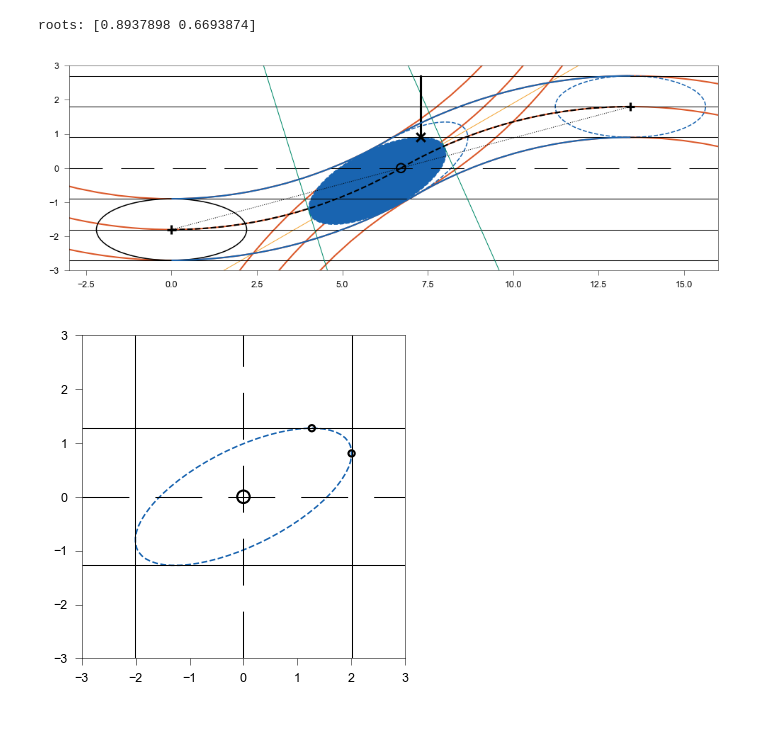
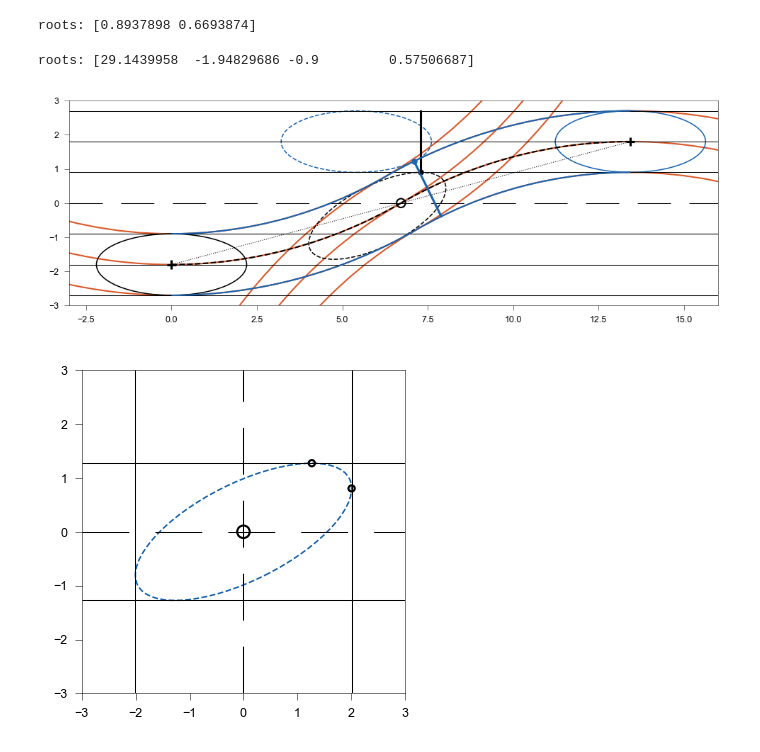
Before and after one commit to EPFL-ENAC/LUTS-pneuma-simulator, a Jupyter notebook: notebooks/discrete.ipynb, the cells around one changed output. Saved outputs shown, nothing was run; the diff lists cells and outputs as text; code cells hidden in the pictures.

```diff
--- a/notebooks/discrete.ipynb
+++ b/notebooks/discrete.ipynb
@@ -169,6 +169,28 @@ def bbox(x):
 # %%
 # lam_f = lambdify(x, expr)  # 2. lambdify
 # sol = root_scalar(lam_f, bracket=[0, np.pi / 2], method="Newton", x0=np.pi / 6)  # 3. numerically solve using SciPy
+# %%
+a4 = v**2 - h**2
+a3 = 2 * R * (h**2 - v**2)
+a2 = h**2 * (2 * R * v + v**2) - v**2 * (v**2 - R**2)
+a1 = 2 * R * v**4
+a0 = -(R**2) * v**4
+coeff = [a4, a3, a2, a1, a0]
+roots = np.roots(coeff)
+print(f"roots: {roots}")
+y_t = roots[-1]
+x_t = np.sqrt(h**2 * (1 - y_t**2 / v**2))
+p = np.abs(np.sqrt((R + v) ** 2 - (y_t - R) ** 2) + x_t)
+# %% [output]
+roots: [29.1439958  -1.94829686 -0.9         0.57506687]
+# %%
+dx = p - x_t
+dy = y_t - y_0 - y_d
+length = R + v
+normalized_dx = dx / length
+normalized_dy = dy / length
+offset_x = ((x_d - p) + x_t) + normalized_dx * 2 * v
+offset_y = (y_d - y_t) + normalized_dy * 2 * v
 # %%
 fig, ax = plt.subplots(figsize=(16 * params.cm, 6 * params.cm), dpi=150)
 xmin = -3
@@ -192,10 +214,15 @@ ax.hlines(
     lw=0.5,
     ls=["-", "-"],
 )
-plt.axline((x_c, y_c), slope=np.tan(theta), c=orange, lw=0.5, zorder=-1)
+# plt.axline((x_c, y_c), slope=np.tan(theta), c=orange, lw=0.5, zorder=-1)
 merger.styles = {"ec": "k", "fc": "none", "fill": False, "lw": 0.75}
+quartic = deepcopy(merger)
+quartic.styles = {"ec": dark_blue, "fc": "none", "fill": True, "lw": 0.75, "ls": "--"}
+quartic.x = x_d - p
+quartic.y = params.lane / 2
+quartic.theta = 0
 tangential = deepcopy(merger)
-tangential.styles = {"ec": dark_blue, "fc": dark_blue, "fill": True, "lw": 0.75, "ls": "--"}
+tangential.styles = {"ec": "k", "fc": "none", "fill": True, "lw": 0.75, "ls": "--"}
 tangential.x = R * (np.sin(solution))
 tangential.y = R * (1 - np.cos(solution)) - params.lane / 2
 tangential.theta = solution
@@ -205,7 +232,7 @@ critical.x = x_c
 critical.y = y_c
 critical.theta = theta
 desired = deepcopy(merger)
-desired.styles = {"ec": dark_blue, "fc": "none", "fill": False, "lw": 0.75, "ls": "--"}
+desired.styles = {"ec": dark_blue, "fc": "none", "fill": False, "lw": 0.75, "ls": "-"}
 desired.x = x_d
 desired.y = y_d
 desired.theta = 0
@@ -237,40 +264,50 @@ ax.add_patch(arc1_max)
 ax.add_patch(arc2)
 ax.add_patch(arc2_min)
 ax.add_patch(arc2_max)
+quartic.draw(ax)
 merger.draw(ax)
 tangential.draw(ax)
-critical.draw(ax)
+# critical.draw(ax)
 desired.draw(ax)
 tx = np.arctan(-(v / h) * 1 / np.tan(-tangential.theta + np.pi / 2))
 ty = np.arctan(-(v / h) * 1 / np.tan(-tangential.theta))
 ta = np.arcsin(v / R)
 xx = h * np.cos(tx) * np.cos(tangential.theta) - v * np.sin(tx) * np.sin(tangential.theta)
 yx = h * np.cos(tx) * np.sin(tangential.theta) + v * np.sin(tx) * np.cos(tangential.theta)
 xy = h * np.cos(ty) * np.cos(tangential.theta) - v * np.sin(ty) * np.sin(tangential.theta)
 yy = h * np.cos(ty) * np.sin(tangential.theta) + v * np.sin(ty) * np.cos(tangential.theta)
 xa_f = h * np.cos(-ta) * np.cos(tangential.theta) - v * np.sin(-ta) * np.sin(tangential.theta)
 ya_f = h * np.cos(-ta) * np.sin(tangential.theta) + v * np.sin(-ta) * np.cos(tangential.theta)
 xa_r = h * np.cos(np.pi - ta) * np.cos(tangential.theta) - v * np.sin(np.pi - ta) * np.sin(tangential.theta)
 ya_r = h * np.cos(np.pi - ta) * np.sin(tangential.theta) + v * np.sin(np.pi - ta) * np.cos(tangential.theta)
-plt.axline((desired.x, -R + params.lane / 2), (tangential.x + xa_f, tangential.y + ya_f), lw=0.5, c=dark_teal)
-plt.axline((0, R - params.lane / 2), (tangential.x + xa_r, tangential.y + ya_r), lw=0.5, c=dark_teal)
-plt.scatter(tangential.x + xy, tangential.y + yy, ec="k", marker="x")
+# plt.axline((desired.x, -R + params.lane / 2), (tangential.x + xa_f, tangential.y + ya_f), lw=0.5, c=dark_teal)
+# plt.axline((0, R - params.lane / 2), (tangential.x + xa_r, tangential.y + ya_r), lw=0.5, c=dark_teal)
+plt.scatter(tangential.x + xy, tangential.y + yy, ec="k", marker=".")
+# plt.scatter(tangential.x + xy, tangential.y + yy + params.lane / 2, ec="k", marker="x")
+plt.scatter(quartic.x + x_t, quartic.y - y_t, ec=dark_blue, marker=".")
+# plt.scatter(offset_x, offset_y, ec=dark_blue, marker="x")
+plt.plot(
+    (quartic.x + x_t, offset_x),
+    (quartic.y - y_t, offset_y),
+    c=dark_blue,
+    lw=1.5,
+)
 plt.scatter(x_m, y_m, marker="+", ec="k", fc="none", zorder=10)
 plt.scatter(x_c, y_c, marker="o", ec="k", fc="none", zorder=10)
 plt.scatter(x_d, y_d, marker="+", ec="k", fc="none", zorder=10)
 plt.plot((x_m, x_d), (y_m, y_d), c="k", lw=0.5, ls=":")
 plt.plot(
     (tangential.x + xy, tangential.x + xy),
     (tangential.w, 3 * tangential.w),
     c="k",
     lw=1.5,
 )
 plt.xlim(xmin, xmax)
 plt.ylim(ymin, ymax)
 fig.tight_layout(pad=0)
 # plt.savefig("./output/sketches/lane-change.pdf", format="pdf", transparent=True)
 # %% [output]
-[figure, old version]
+[figure, new version]
 # %%
 fig, ax = plt.subplots(figsize=(16 * params.cm, 6 * params.cm), dpi=150)
 xmin = -3
```
